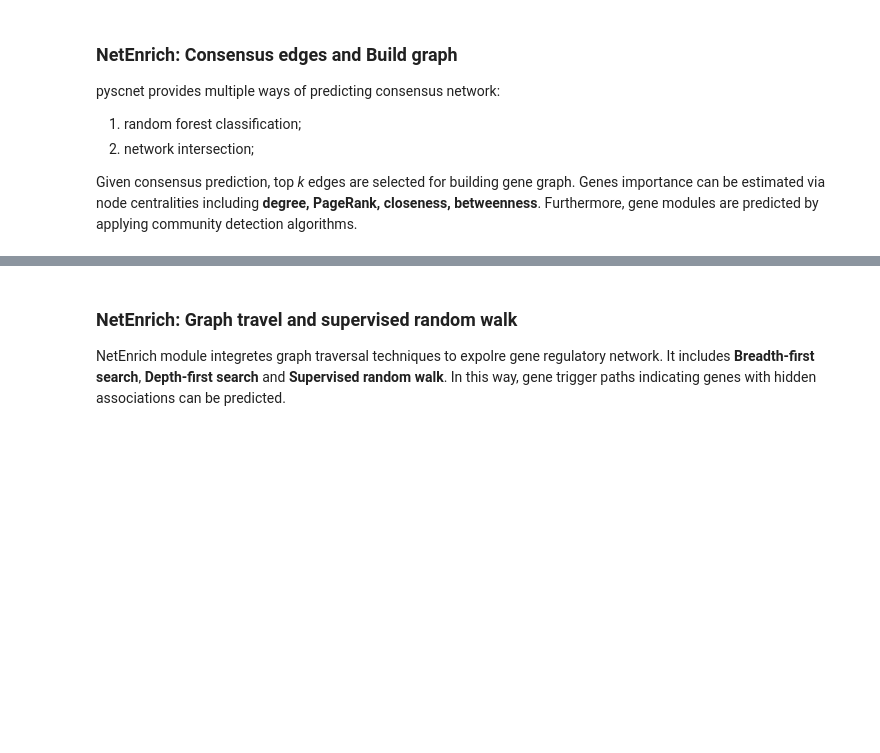
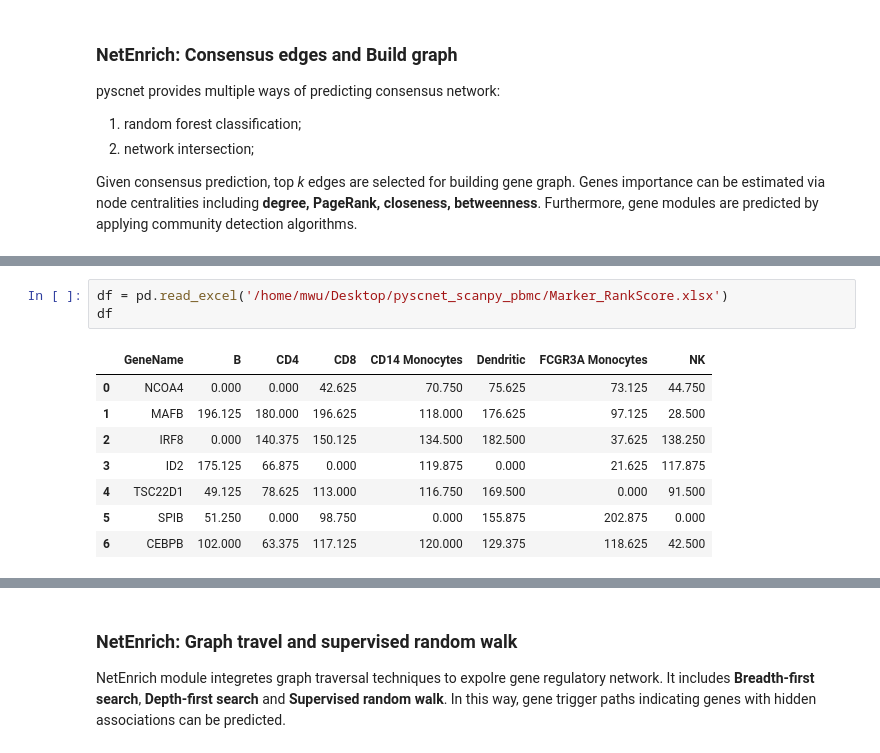
Before and after one commit to MingBit/PySCNet, a Jupyter notebook: tutorial/pyscnet_scanpy.ipynb, the cells around one changed output, grey strips where cells are left out. Drawn from its saved outputs; the diff is of its cells as text; blank space fills up the shorter version.

```diff
--- a/tutorial/pyscnet_scanpy.ipynb
+++ b/tutorial/pyscnet_scanpy.ipynb
@@ -153,0 +209,12 @@ gene communities added into NetAttrs
+# %%
+df = pd.read_excel('/home/mwu/Desktop/pyscnet_scanpy_pbmc/Marker_RankScore.xlsx')
+df
+# %% [output]
+|  | GeneName | B | CD4 | CD8 | CD14 Monocytes | Dendritic | FCGR3A Monocytes | NK |
+| 0 | NCOA4 | 0.000 | 0.000 | 42.625 | 70.750 | 75.625 | 73.125 | 44.750 |
+| 1 | MAFB | 196.125 | 180.000 | 196.625 | 118.000 | 176.625 | 97.125 | 28.500 |
+| 2 | IRF8 | 0.000 | 140.375 | 150.125 | 134.500 | 182.500 | 37.625 | 138.250 |
+| 3 | ID2 | 175.125 | 66.875 | 0.000 | 119.875 | 0.000 | 21.625 | 117.875 |
+| 4 | TSC22D1 | 49.125 | 78.625 | 113.000 | 116.750 | 169.500 | 0.000 | 91.500 |
+| 5 | SPIB | 51.250 | 0.000 | 98.750 | 0.000 | 155.875 | 202.875 | 0.000 |
+| 6 | CEBPB | 102.000 | 63.375 | 117.125 | 120.000 | 129.375 | 118.625 | 42.500 |
```
Also changed, not shown: parts of 19 cells of this notebook, 1 other file.
